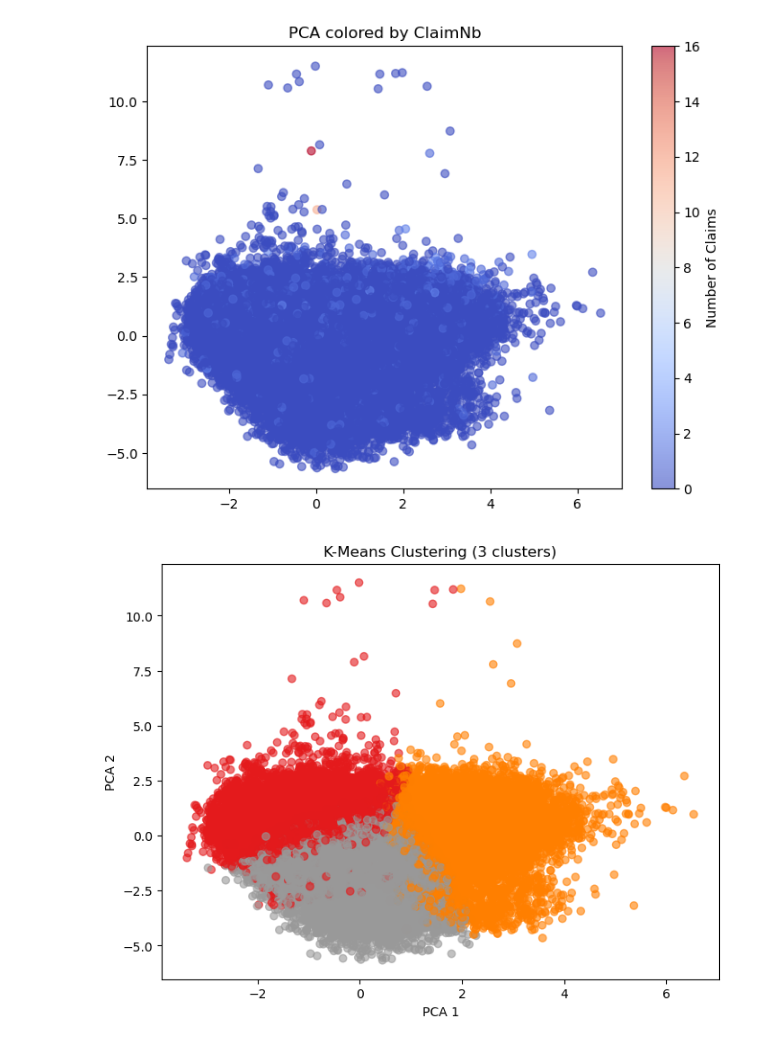
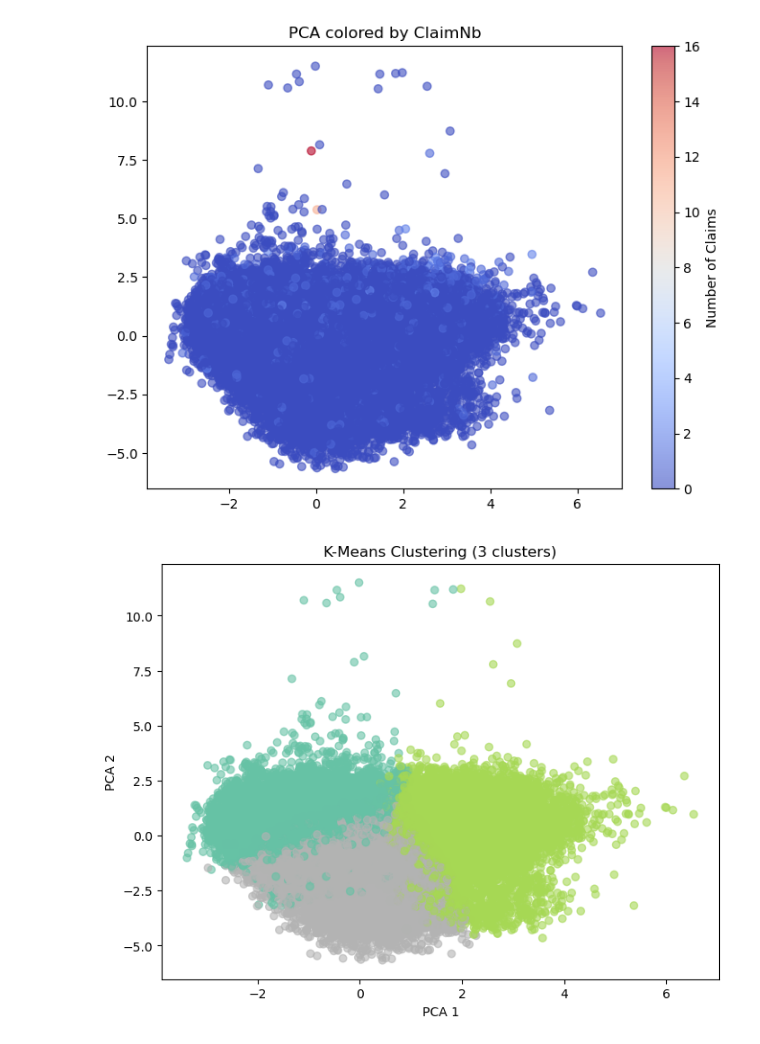
Before and after one commit to elenalinares/Machine_Learning_Final_Project, a Jupyter notebook: notebooks/01_eda.ipynb, the cells around one changed output. Saved outputs shown, nothing was run; the diff lists cells and outputs as text; code cells hidden in the pictures.

```diff
--- a/notebooks/01_eda.ipynb
+++ b/notebooks/01_eda.ipynb
@@ -170,16 +170,16 @@ plt.show()
 # %%
 # Try 3 clusters (you can experiment with 2–5)
 kmeans = KMeans(n_clusters=3, random_state=42)
 clusters = kmeans.fit_predict(X_scaled)
 
 # Add cluster labels to your dataframe
 data['Cluster'] = clusters
 
 plt.figure(figsize=(8,6))
-plt.scatter(X_pca[:,0], X_pca[:,1], c=clusters, cmap='Set1', alpha=0.6)
+plt.scatter(X_pca[:,0], X_pca[:,1], c=clusters, cmap='Set2', alpha=0.6)
 plt.title("K-Means Clustering (3 clusters)")
 plt.xlabel("PCA 1")
 plt.ylabel("PCA 2")
 plt.show()
 # %% [output]
-[figure, old version]
+[figure, new version]
```
Also changed, not shown: parts of 1 cell of this notebook.
